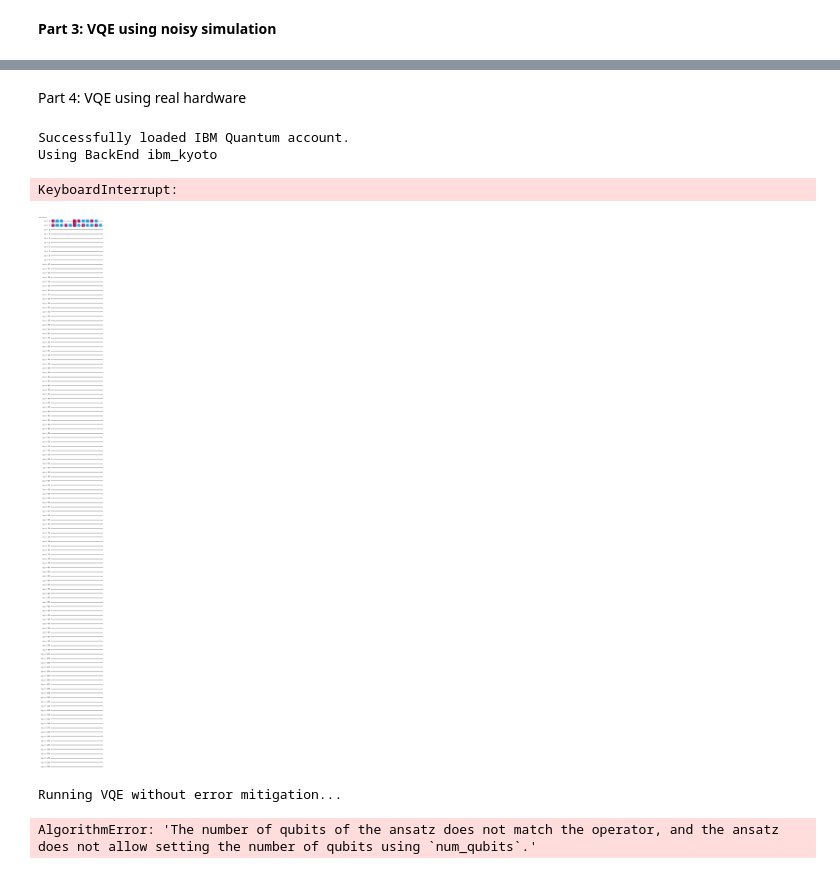
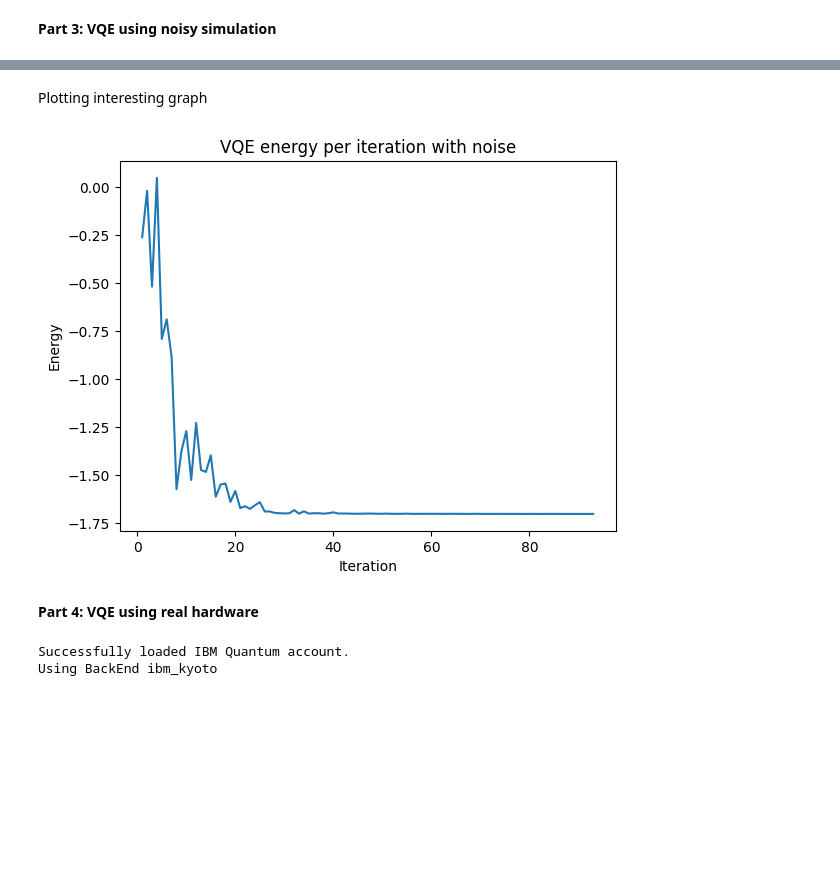
Before and after one commit to Dekel23/QML, a Jupyter notebook: vqe_hw2.ipynb, the cells around one changed output, grey strips where cells are left out. Saved outputs shown, nothing was run; the diff lists cells and outputs as text; code cells hidden in the pictures; blank space fills up the shorter version.

```diff
--- a/vqe_hw2.ipynb
+++ b/vqe_hw2.ipynb
@@ -209,5 +321,15 @@ Error: 0.14522988412364413
+# %% [markdown]
+Plotting interesting graph
+# %%
+plt.plot(counts, values)
+plt.xlabel("Iteration")
+plt.ylabel("Energy")
+plt.title("VQE energy per iteration with noise")
+plt.show()
+# %% [output]
+[figure, added]
 # %% [markdown]
-Part 4: VQE using real hardware
+**Part 4: VQE using real hardware**
 # %%
 try:
     provider = IBMProvider(token=my_token)
@@ -219,73 +341,8 @@ except:
 
 service = QiskitRuntimeService(channel="ibm_quantum", token=my_token)
 
-# Print available backends (optional)
-# for backend in service.backends():
-#   print(f"Name: {backend.name}, Qubits: {backend.configuration().n_qubits}, Simulator: {backend.configuration().simulator}")
-
-backend = service.least_busy(min_num_qubits=2, filters=lambda x: x.configuration().n_qubits >= 2)
-if backend is None:
-    print("No suitable backend found. Please adjust filter criteria or try again later.")
-    exit()
-
+backend = service.least_busy(operational = True, simulator = False)
 print(f"Using BackEnd {backend.name}")
 # %% [output]
 Successfully loaded IBM Quantum account.
 Using BackEnd ibm_kyoto
-KeyboardInterrupt:
-# %%
-# from qiskit import QuantumCircuit
-
-ansatz = ansatz_2local()
-
-# def embed_ansatz(ansatz, target_qubits, total_qubits):
-#     embedded_circuit = QuantumCircuit(total_qubits)
-#     embedded_circuit.compose(ansatz, qubits=target_qubits, inplace=True)
-#     return embedded_circuit
-
-# target_qubits = [0, 1]
-# embedded_ansatz = embed_ansatz(ansatz, target_qubits, total_qubits=backend.num_qubits)
-transpiled_circuit = transpile(ansatz, backend=backend)
-transpiled_circuit.draw('mpl')
-# %% [output]
-[figure, removed]
-# %%
-optimizer = COBYLA(maxiter=200)
-
-def run_vqe_hardware(use_mitigation=False):
-    with Session(service=service, backend=backend) as session:
-        # Set up options
-        options = Options()
-        options.optimization_level = 1
-        options.resilience_level = 1 if use_mitigation else 0
-        options.execution.shots = 10**4
-
-        # Create the estimator
-        estimator = RuntimeEstimator(session=session, options=options)
-
-        # Run VQE
-        vqe = VQE(estimator=estimator, ansatz=transpiled_circuit, optimizer=optimizer)
-        operator = SparsePauliOp.from_operator(H2)
-        result = vqe.compute_minimum_eigenvalue(operator=operator)
-
-        return result.eigenvalue.real
-
-# Run VQE without error mitigation
-print("Running VQE without error mitigation...")
-energy_no_mitigation = run_vqe_hardware(use_mitigation=False)
-print(f"Ground state energy without mitigation: {energy_no_mitigation}")
-
-# Run VQE with error mitigation
-print("Running VQE with error mitigation...")
-energy_with_mitigation = run_vqe_hardware(use_mitigation=True)
-print(f"Ground state energy with mitigation: {energy_with_mitigation}")
-
-# Calculate errors
-error_no_mitigation = abs(energy_no_mitigation - min_eigenvalue)
-error_with_mitigation = abs(energy_with_mitigation - min_eigenvalue)
-
-print(f"Error without mitigation: {error_no_mitigation}")
-print(f"Error with mitigation: {error_with_mitigation}")
-# %% [output]
-Running VQE without error mitigation...
-AlgorithmError: 'The number of qubits of the ansatz does not match the operator, and the ansatz does not allow setting the number of qubits using `num_qubits`.'
```
Also changed, not shown: parts of 17 cells of this notebook.
